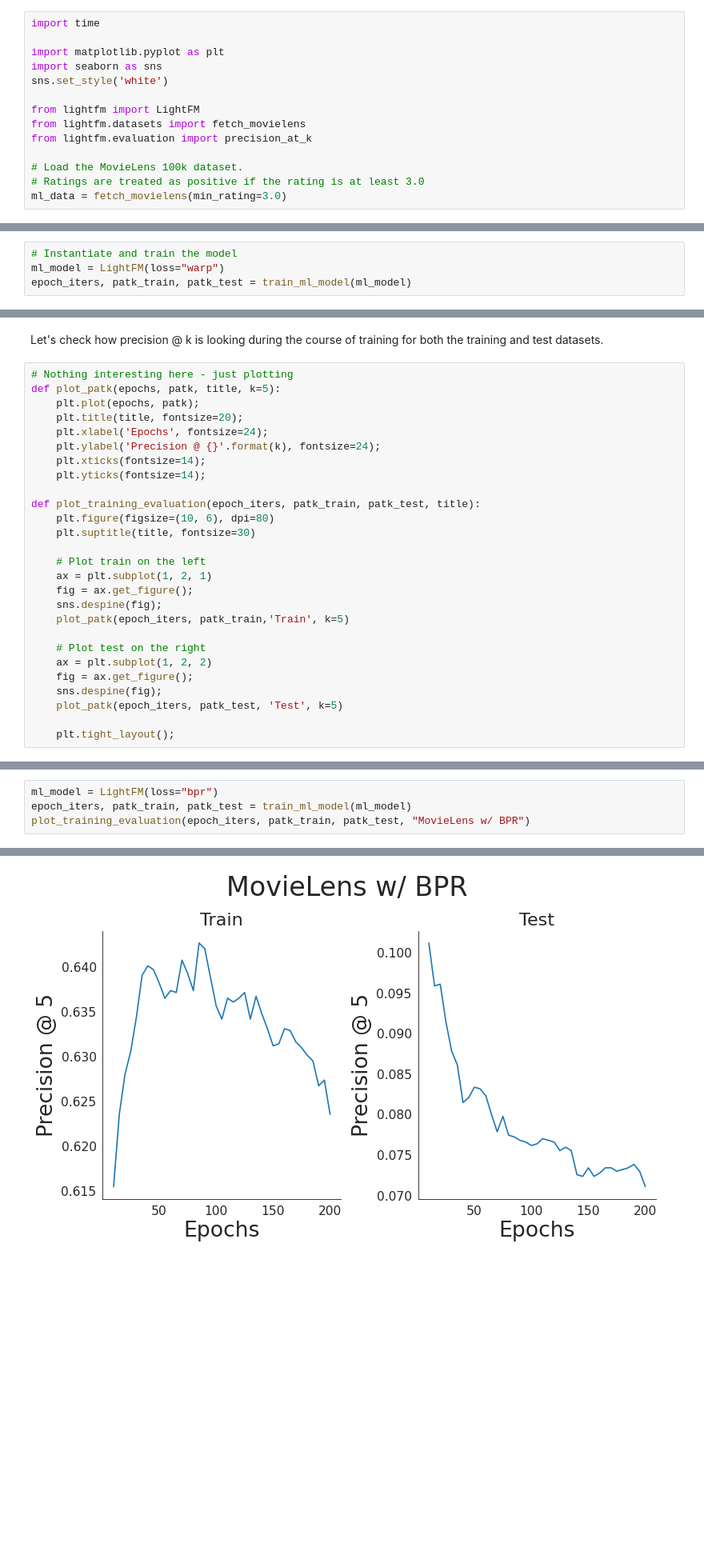
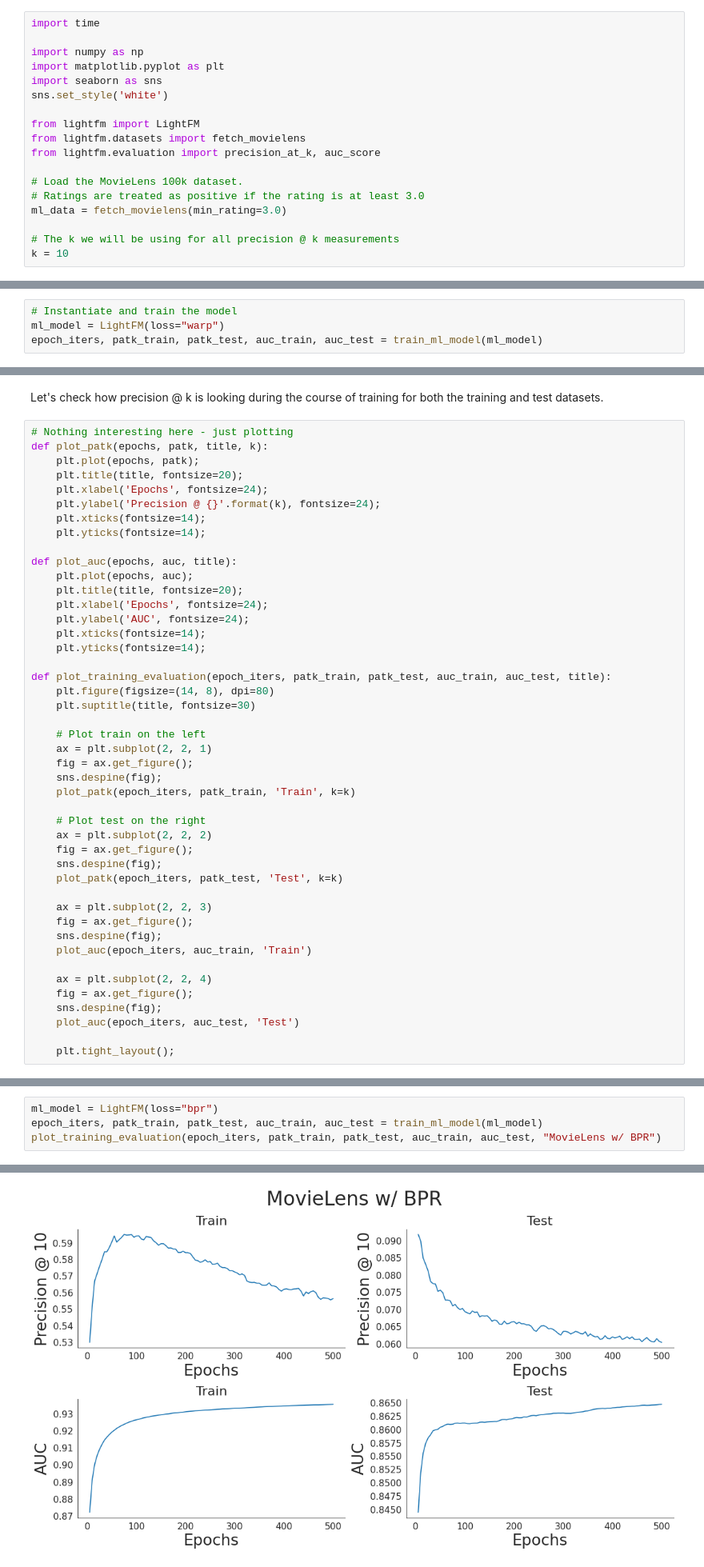
Before and after one commit to yawnston/lightfm-eval, a Jupyter notebook: playground/presentation.ipynb, the cells around one changed output, grey strips where cells are left out. Shown: that part at 80% size. Saved outputs shown, nothing was run; the diff lists cells and outputs as text; blank space fills up the shorter version.

Commit message:
feat(presentation): finish MovieLens showcase

```diff
--- a/playground/presentation.ipynb
+++ b/playground/presentation.ipynb
@@ -18,17 +28,21 @@ We will fit an implicit feedback model for movies with a rating of at least 3 st
 # %%
 import time
 
+import numpy as np
 import matplotlib.pyplot as plt
 import seaborn as sns
 sns.set_style('white')
 
 from lightfm import LightFM
 from lightfm.datasets import fetch_movielens
-from lightfm.evaluation import precision_at_k
+from lightfm.evaluation import precision_at_k, auc_score
 
 # Load the MovieLens 100k dataset.
 # Ratings are treated as positive if the rating is at least 3.0
 ml_data = fetch_movielens(min_rating=3.0)
+
+# The k we will be using for all precision @ k measurements
+k = 10
 # %% [markdown]
 First of all, we will define a function which will train our model. It will simply iteratively train the model and every few epochs, it will evaluate how the model is doing.
 # %%
@@ -61,6 +82,6 @@ We'll use the `WARP` loss function. TODO: describe WARP
 # %%
 # Instantiate and train the model
 ml_model = LightFM(loss="warp")
-epoch_iters, patk_train, patk_test = train_ml_model(ml_model)
+epoch_iters, patk_train, patk_test, auc_train, auc_test = train_ml_model(ml_model)
 # %% [output]
 Training model...
@@ -69,7 +90,7 @@ Training finished! Elapsed time: 12.36 s.
 Let's check how precision @ k is looking during the course of training for both the training and test datasets.
 # %%
 # Nothing interesting here - just plotting
-def plot_patk(epochs, patk, title, k=5):
+def plot_patk(epochs, patk, title, k):
     plt.plot(epochs, patk);
     plt.title(title, fontsize=20);
     plt.xlabel('Epochs', fontsize=24);
@@ -77,20 +98,38 @@ def plot_patk(epochs, patk, title, k=5):
     plt.xticks(fontsize=14);
     plt.yticks(fontsize=14);
 
-def plot_training_evaluation(epoch_iters, patk_train, patk_test, title):
-    plt.figure(figsize=(10, 6), dpi=80)
+def plot_auc(epochs, auc, title):
+    plt.plot(epochs, auc);
+    plt.title(title, fontsize=20);
+    plt.xlabel('Epochs', fontsize=24);
+    plt.ylabel('AUC', fontsize=24);
+    plt.xticks(fontsize=14);
+    plt.yticks(fontsize=14);
+
+def plot_training_evaluation(epoch_iters, patk_train, patk_test, auc_train, auc_test, title):
+    plt.figure(figsize=(14, 8), dpi=80)
     plt.suptitle(title, fontsize=30)
 
     # Plot train on the left
-    ax = plt.subplot(1, 2, 1)
+    ax = plt.subplot(2, 2, 1)
     fig = ax.get_figure();
     sns.despine(fig);
-    plot_patk(epoch_iters, patk_train,'Train', k=5)
+    plot_patk(epoch_iters, patk_train, 'Train', k=k)
 
     # Plot test on the right
-    ax = plt.subplot(1, 2, 2)
+    ax = plt.subplot(2, 2, 2)
     fig = ax.get_figure();
     sns.despine(fig);
-    plot_patk(epoch_iters, patk_test, 'Test', k=5)
+    plot_patk(epoch_iters, patk_test, 'Test', k=k)
+
+    ax = plt.subplot(2, 2, 3)
+    fig = ax.get_figure();
+    sns.despine(fig);
+    plot_auc(epoch_iters, auc_train, 'Train')
+
+    ax = plt.subplot(2, 2, 4)
+    fig = ax.get_figure();
+    sns.despine(fig);
+    plot_auc(epoch_iters, auc_test, 'Test')
 
     plt.tight_layout();
@@ -113,6 +189,6 @@ For comparison, we can check how it looks when we use `BPR` instead of `WARP` as
 # %%
 ml_model = LightFM(loss="bpr")
-epoch_iters, patk_train, patk_test = train_ml_model(ml_model)
-plot_training_evaluation(epoch_iters, patk_train, patk_test, "MovieLens w/ BPR")
+epoch_iters, patk_train, patk_test, auc_train, auc_test = train_ml_model(ml_model)
+plot_training_evaluation(epoch_iters, patk_train, patk_test, auc_train, auc_test, "MovieLens w/ BPR")
 # %% [output]
 Training model...
@@ -120 +196 @@ Training finished! Elapsed time: 11.92 s.
-[figure, old version]
+[figure, new version]
```
Also changed, not shown: parts of 13 cells of this notebook.
